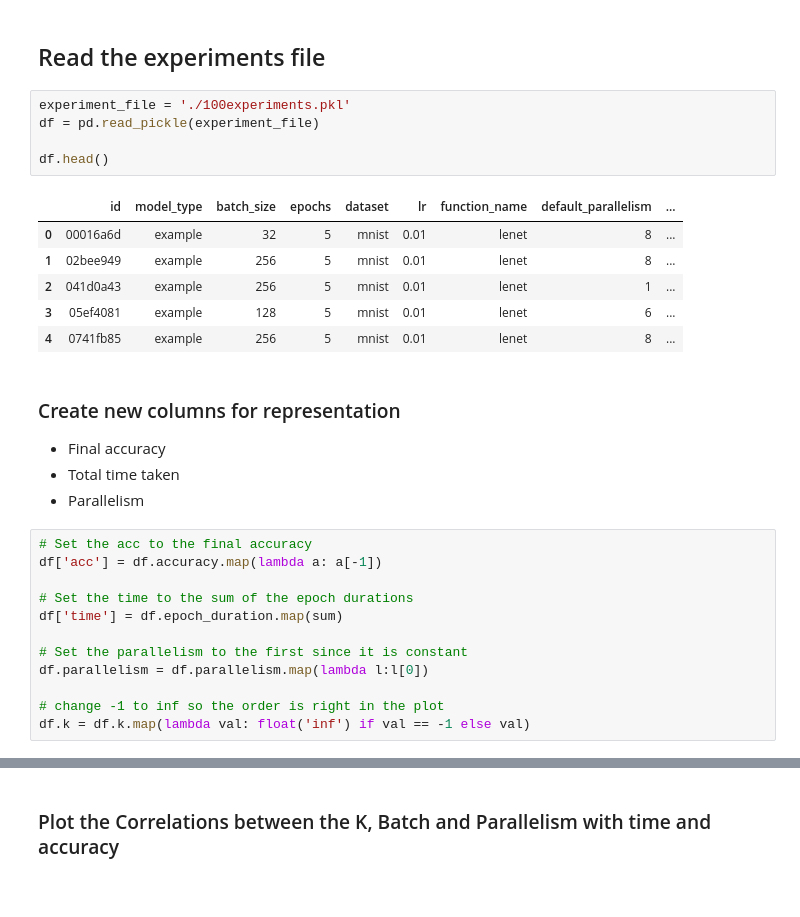
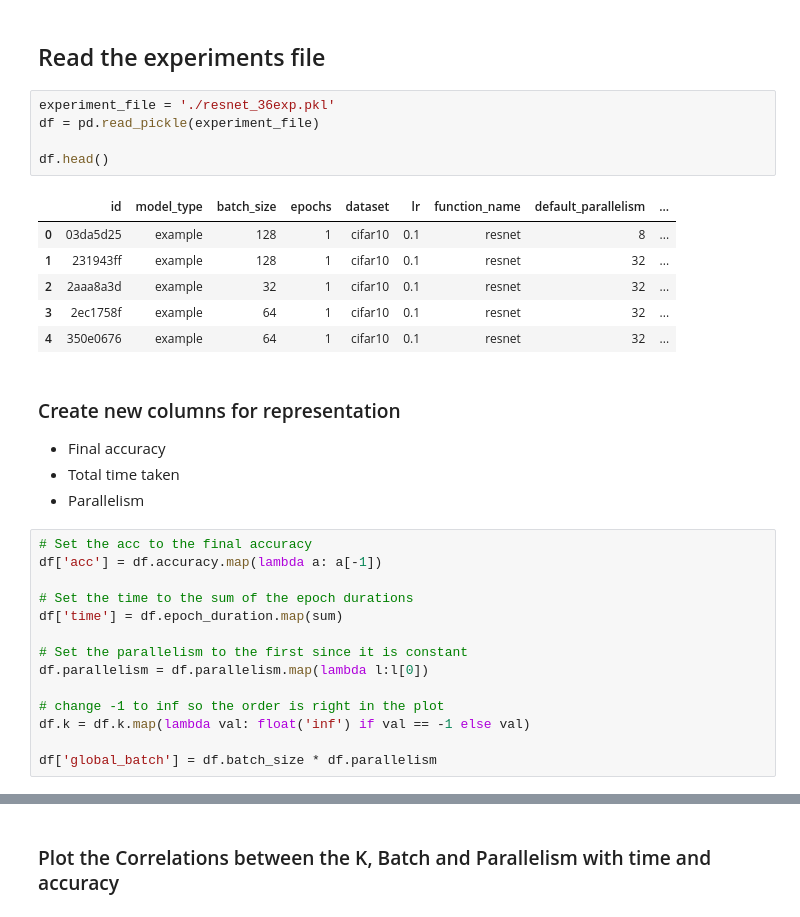
Before and after one commit to DiegoStock12/kubeml, a Jupyter notebook: ml/experiments/insights.ipynb, the cells around one changed output, grey strips where cells are left out. Saved outputs shown, nothing was run; the diff lists cells and outputs as text.

```diff
--- a/ml/experiments/insights.ipynb
+++ b/ml/experiments/insights.ipynb
@@ -8,17 +8,17 @@ import matplotlib.pyplot as plt
 # %% [markdown]
 ## Read the experiments file
 # %%
-experiment_file = './100experiments.pkl'
+experiment_file = './resnet_36exp.pkl'
 df = pd.read_pickle(experiment_file)
 
 df.head()
 # %% [output]
 |  | id | model_type | batch_size | epochs | dataset | lr | function_name | default_parallelism | ... |
-| 0 | 00016a6d | example | 32 | 5 | mnist | 0.01 | lenet | 8 | ... |
-| 1 | 02bee949 | example | 256 | 5 | mnist | 0.01 | lenet | 8 | ... |
-| 2 | 041d0a43 | example | 256 | 5 | mnist | 0.01 | lenet | 1 | ... |
-| 3 | 05ef4081 | example | 128 | 5 | mnist | 0.01 | lenet | 6 | ... |
-| 4 | 0741fb85 | example | 256 | 5 | mnist | 0.01 | lenet | 8 | ... |
+| 0 | 03da5d25 | example | 128 | 1 | cifar10 | 0.1 | resnet | 8 | ... |
+| 1 | 231943ff | example | 128 | 1 | cifar10 | 0.1 | resnet | 32 | ... |
+| 2 | 2aaa8a3d | example | 32 | 1 | cifar10 | 0.1 | resnet | 32 | ... |
+| 3 | 2ec1758f | example | 64 | 1 | cifar10 | 0.1 | resnet | 32 | ... |
+| 4 | 350e0676 | example | 64 | 1 | cifar10 | 0.1 | resnet | 32 | ... |
 # %% [markdown]
 ### Create new columns for representation
 
@@ -37,6 +37,8 @@ df.parallelism = df.parallelism.map(lambda l:l[0])
 
 # change -1 to inf so the order is right in the plot
 df.k = df.k.map(lambda val: float('inf') if val == -1 else val)
+
+df['global_batch'] = df.batch_size * df.parallelism
 # %%
 from typing import List
 
```
Also changed, not shown: parts of 21 cells of this notebook, 16 other files.
